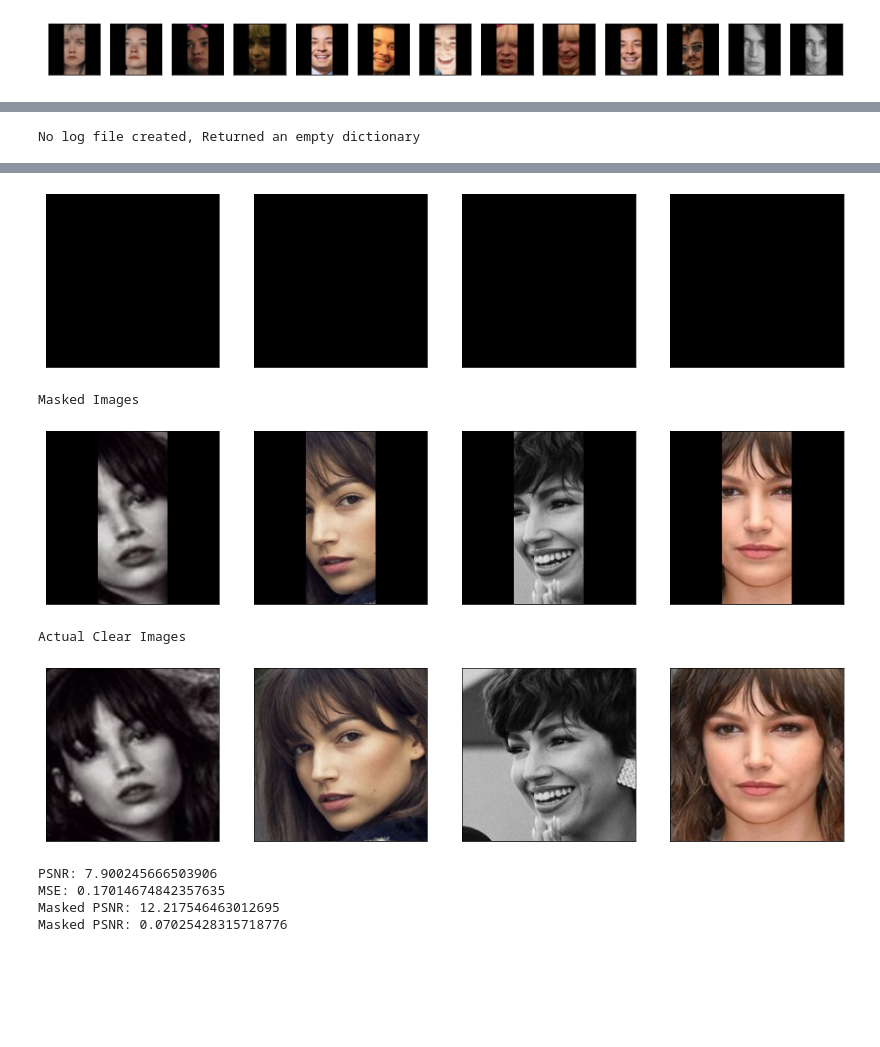
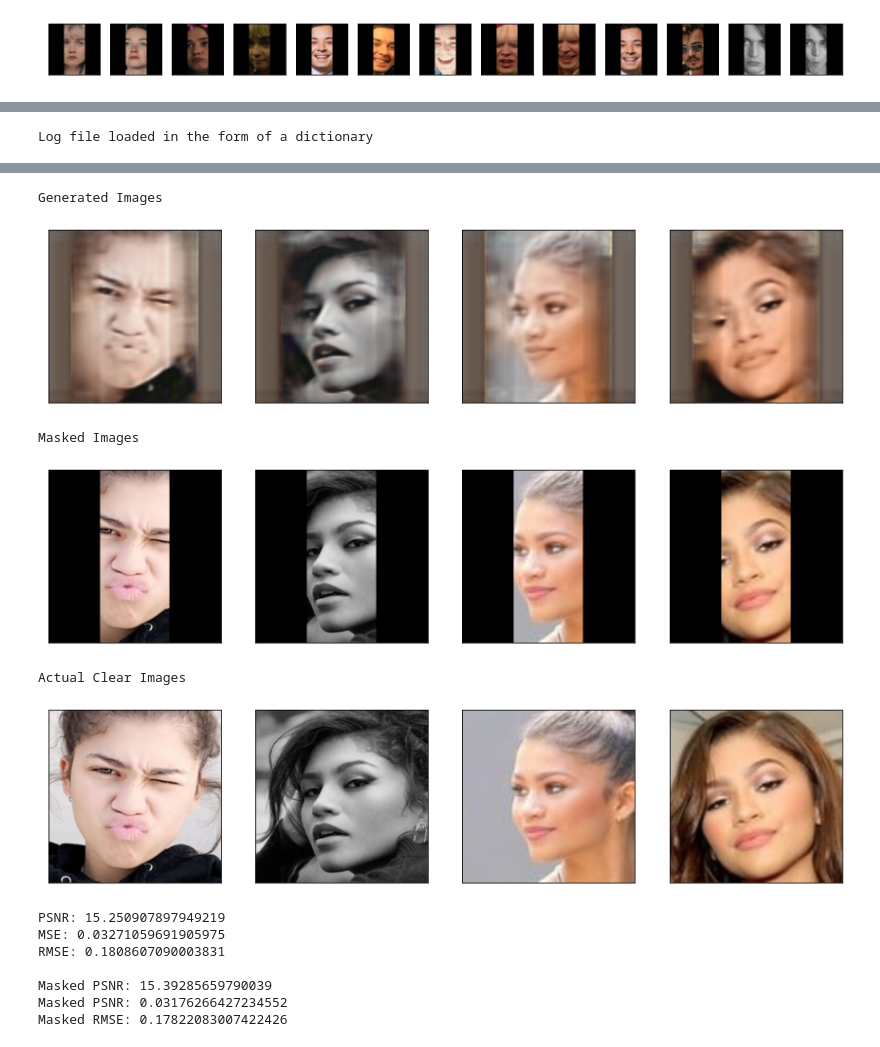
Before and after one commit to CoderSsVartak/Image-Reconstruction, a Jupyter notebook: image_reconstruction.ipynb, the cells around one changed output, grey strips where cells are left out. Drawn from its saved outputs; the diff is of its cells as text; code cells hidden in the pictures; blank space fills up the shorter version.

```diff
--- a/image_reconstruction.ipynb
+++ b/image_reconstruction.ipynb
@@ -522,20 +535,23 @@ def train(gen_model, disc_model, **kwargs):
 
 # metrics = [tf.metrics.RootMeanSquaredError]
 batch_size = 128
-epochs = 60
-epochs_done = 0
 learning_rate = 0.001
+epochs = 80
+epochs_done = 180
 epsilon = 1e-8
-lr_schedule = tf.keras.optimizers.schedules.ExponentialDecay(learning_rate,
-                                                             decay_steps=10000,
-                                                             decay_rate=0.9,
-                                                             staircase=True)
+save_after = 40
+train_disc_after = 5
 
-gen_optimizer = tf.keras.optimizers.Adam(learning_rate=lr_schedule, epsilon=epsilon)
-disc_optimizer = tf.keras.optimizers.Adam(learning_rate=lr_schedule, epsilon=epsilon)
 
-save_after = 20
-train_disc_after = 5
+# Comment the lr_schedule, gen_optimizer and disc_optimizer if model is to be reloaded
+# lr_schedule = tf.keras.optimizers.schedules.ExponentialDecay(learning_rate,
+                                                            #  decay_steps=10000,
+                                                            #  decay_rate=0.9,
+                                                            #  staircase=True)
+
+# gen_optimizer = tf.keras.optimizers.Adam(learning_rate=lr_schedule, epsilon=epsilon)
+# disc_optimizer = tf.keras.optimizers.Adam(learning_rate=lr_schedule, epsilon=epsilon)
+
 
 gen_loss = generator_loss
 disc_loss = discriminator_loss
@@ -546,7 +562,7 @@ loss = (gen_loss, disc_loss)
 mask_compliment = 1 - mask
 accuracy_function = psnr
 
-logs = load_logs(logfile_name='logs_71epochs.pickle')
+logs = load_logs(logfile_name='/logs_180epochs.pickle')
 print("Keys in Dictionary: ", logs.keys())
 try:
     print("Length: ", len(logs['generator_loss']))
@@ -560,8 +577,11 @@ Keys in Dictionary:  dict_keys([])
 gen_model.compile(optimizer=gen_optimizer, loss=gen_loss)
 disc_model.compile(optimizer=disc_optimizer, loss=disc_loss)
 # %%
-gen_model = load_model('/content/Generator_71epochs.h5', custom_objects={'generator_loss': gen_loss})
-disc_model = load_model('/content/Discriminator_71epochs.h5', custom_objects={'discriminator_loss':disc_loss})
+gen_model = load_model('/Generator_180epochs.h5', custom_objects={'generator_loss': gen_loss})
+disc_model = load_model('/Discriminator_180epochs.h5', custom_objects={'discriminator_loss':disc_loss})
+
+gen_optimizer = gen_model.optimizer
+disc_optimizer = disc_model.optimizer
 # %%
 # kwargs contain train_data = (masked_images, actual_images), test_data = (masked_test, actual_test),
 #                    epochs, batch_size,
@@ -608,23 +628,26 @@ Epoch 51/60
 # %%
 # Run this cell only if the above cell is interrupted or threw some error
 # Load the logs of the completely trained model
-logs = load_logs(logfile_name=f'logs_{epochs+epochs_done}epochs.pickle')
+logs = load_logs(logfile_name='/content/logs_60epochs.pickle')
 # %% [output]
-No log file created, Returned an empty dictionary
+Log file loaded in the form of a dictionary
 # %%
+# 0.0327
 # start = np.random.randint(600, 626)
 start = np.random.randint(600, 626)
 count = 4
 end = start + count
-figsize = (20, 20)
+figsize = (15, 15)
 
-gen_imgs = gen_model.predict(masked_images[start: end])
+validation_dataset, validate_mask = create_masked_images(images[start: end], percent_mask = 0.6, hide_axis=2)
+
+gen_imgs = gen_model.predict(validation_dataset)
 
 print("Generated Images")
 plot(gen_imgs, figsize=figsize)
 
 print("Masked Images")
-plot(masked_images[start: end], figsize=figsize)
+plot(validation_dataset, figsize=figsize)
 
 print("Actual Clear Images")
 plot(images[start: end], figsize=figsize)
@@ -632,8 +655,12 @@ plot(images[start: end], figsize=figsize)
 print(f"PSNR: {psnr(images[start: end], gen_imgs)}")
 print(f"MSE: {mse(images[start: end], gen_imgs)}")
 print(f'RMSE: {rmse(images[start: end], gen_imgs)}')
+# print(f'Cosine Similarity: {cosine_sim(images[start: end], gen_imgs)}')
+print()
 
 # Metrics on masked images
 print(f"Masked PSNR: {psnr((1-mask)*images[start: end], (1-mask)*gen_imgs)}")
 print(f"Masked PSNR: {mse((1-mask)*images[start: end], (1-mask)*gen_imgs)}")
+print(f'Masked RMSE: {rmse((1-mask)*images[start: end], (1-mask)*gen_imgs)}')
+# print(f'Masked Cosine Similarity: {cosine_sim((1-mask)*images[start: end], (1-mask)*gen_imgs)}')
 # %% [output]
@@ -641,12 +669,16 @@ Generated Images
+Generated Images
-[figure, old version]
+[figure, new version]
-Masked Images
+Masked Images
-[figure, old version]
+[figure, new version]
-Actual Clear Images
+Actual Clear Images
-[figure, old version]
+[figure, new version]
-PSNR: 7.900245666503906
-MSE: 0.17014674842357635
-Masked PSNR: 12.217546463012695
-Masked PSNR: 0.07025428315718776
+PSNR: 15.250907897949219
+MSE: 0.03271059691905975
+RMSE: 0.1808607090003831
+
+Masked PSNR: 15.39285659790039
+Masked PSNR: 0.03176266427234552
+Masked RMSE: 0.17822083007422426
 # %%
 def plot_curve(train_data=None, validation_data=None, name='', xlabel='', ylabel=''):
 
```
Also changed, not shown: parts of 13 cells of this notebook.
